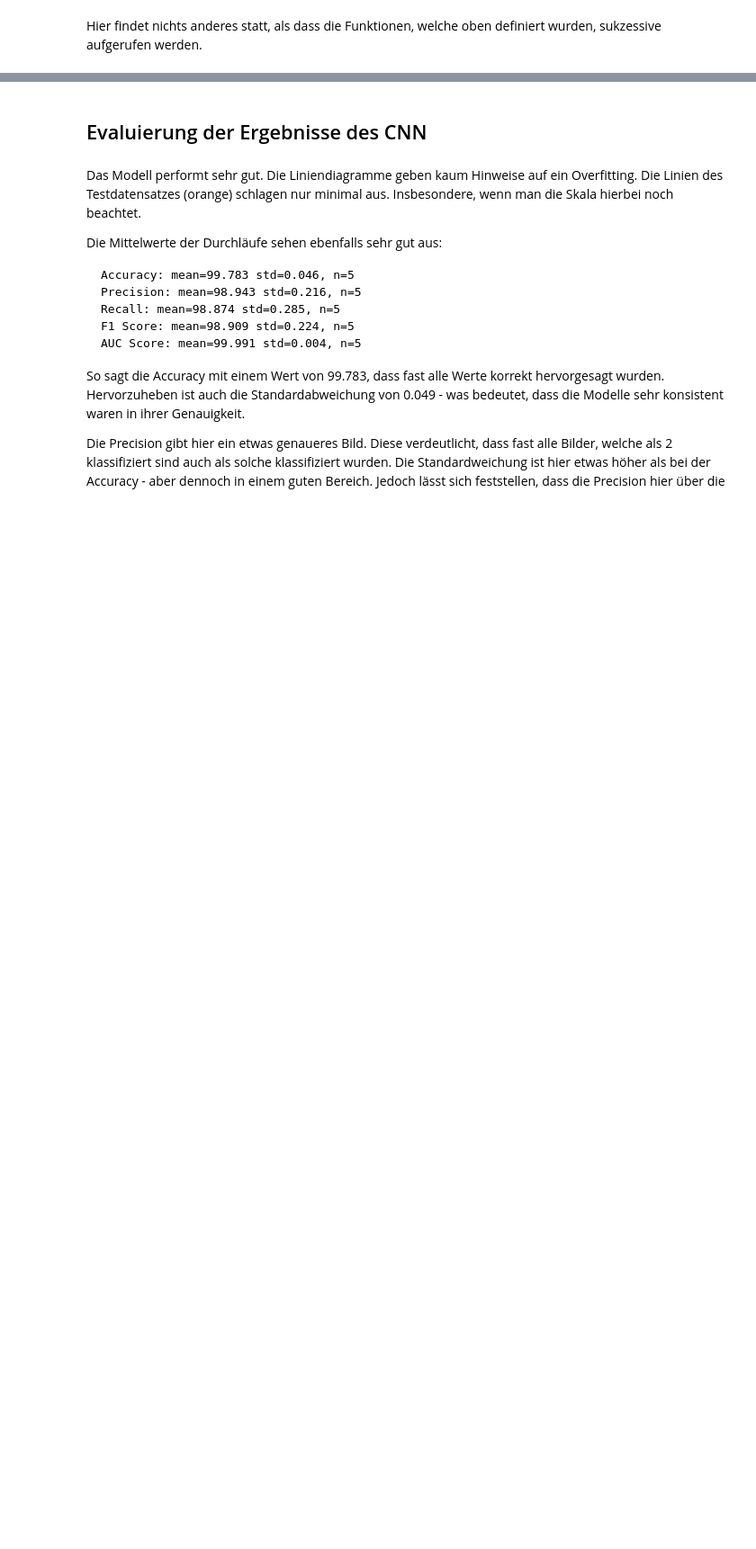
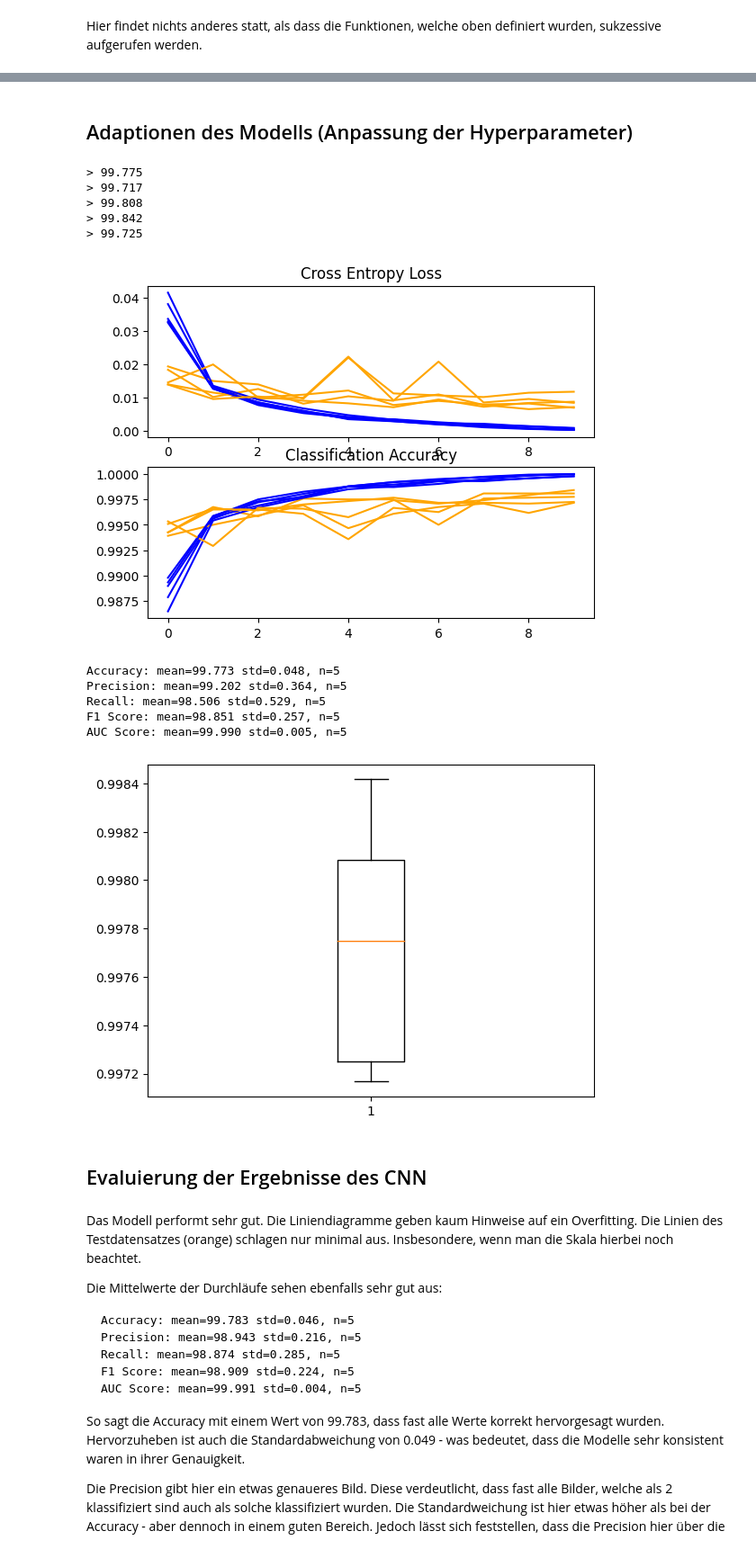
Before and after one commit to chaosagent86/machine_learning, a Jupyter notebook: Abschlussprojekt.ipynb, the cells around one changed output, grey strips where cells are left out. Shown at 90% size. Saved outputs shown, nothing was run; the diff lists cells and outputs as text; code cells hidden in the pictures; blank space fills up the shorter version.

```diff
--- a/Abschlussprojekt.ipynb
+++ b/Abschlussprojekt.ipynb
@@ -565,15 +565,10 @@ An dieser Stelle laden wir den Trainings- und Testdatensatz.
 def load_dataset():
     # load dataset
     (trainX, trainY), (testX, testY) = mnist.load_data()
-    # filter out only the '2' class
-    train_filter = (trainY == 2) | (trainY != 2)
-    test_filter = (testY == 2) | (testY != 2)
-    trainX, trainY = trainX[train_filter], trainY[train_filter]
-    testX, testY = testX[test_filter], testY[test_filter]
     # reshape dataset to have a single channel
     trainX = trainX.reshape((trainX.shape[0], 28, 28, 1))
     testX = testX.reshape((testX.shape[0], 28, 28, 1))
-    # convert class vectors to binary class matrices
+    # convert class vectors to binary class matrices and set the binary classifier so that the group digit (2) is classified as 1 and all other digits as 0
     trainY = np.where(trainY == 2, 1, 0)
     testY = np.where(testY == 2, 1, 0)
     trainY = to_categorical(trainY, 2)
@@ -626,8 +621,8 @@ Wir initialisieren anschließend den "Optimizer" opt = SGD(learning_rate=0.01, m
 
 Anschließend erfolgt eine Kompilierung des Modells.
 # %%
-# define cnn model
-def define_model():
+# define cnn model (lr = learning rate)
+def define_model(lr=0.01):
     model = Sequential()
     model.add(Conv2D(32, (3, 3), activation='relu', kernel_initializer='he_uniform', input_shape=(28, 28, 1)))
     model.add(MaxPooling2D((2, 2)))
@@ -636,9 +631,10 @@ def define_model():
     model.add(MaxPooling2D((2, 2)))
     model.add(Flatten())
     model.add(Dense(100, activation='relu', kernel_initializer='he_uniform'))
+    # 2 nodes as output: 0 (for != 2) and 1 (for == 2)
     model.add(Dense(2, activation='softmax'))
     # compile model
-    opt = SGD(learning_rate=0.01, momentum=0.9)
+    opt = SGD(learning_rate=lr, momentum=0.9)
     model.compile(optimizer=opt, loss='categorical_crossentropy', metrics=['accuracy'])
     return model
 # %% [markdown]
@@ -650,8 +646,8 @@ Der Trainingsdatensatz sowie auch die Samples werden vor jeder Aufteilung gemisc
 
 Hierbei werden die Daten in einer Variable 'history' gespeichert, welche nachfolgend beim Plotten verwendet wird für die Liniendiagramme.
 # %%
-# evaluate a model using k-fold cross-validation
-def evaluate_model(dataX, dataY, n_folds=5):
+# evaluate a model using k-fold cross-validation + provide hyperparameters when calling the function
+def evaluate_model(dataX, dataY, n_folds=5, nr_epochs = 10, batch_size=32, lr=0.01):
     scores, histories = list(), list()
     precisions, recalls, f1s, aucs = list(), list(), list(), list()
     # prepare cross validation
@@ -659,11 +655,11 @@ def evaluate_model(dataX, dataY, n_folds=5):
     # enumerate splits
     for train_ix, test_ix in kfold.split(dataX):
         # define model
-        model = define_model()
+        model = define_model(lr)
         # select rows for train and test
         trainX, trainY, testX, testY = dataX[train_ix], dataY[train_ix], dataX[test_ix], dataY[test_ix]
         # fit model
-        history = model.fit(trainX, trainY, epochs=10, batch_size=32, validation_data=(testX, testY), verbose=0)
+        history = model.fit(trainX, trainY, epochs=nr_epochs, batch_size=batch_size, validation_data=(testX, testY), verbose=0)
         # evaluate model
         _, acc = model.evaluate(testX, testY, verbose=0)
         print('> %.3f' % (acc * 100.0))
@@ -725,19 +721,23 @@ def summarize_performance(scores, precisions, recalls, f1s, aucs):
 Hier findet nichts anderes statt, als dass die Funktionen, welche oben definiert wurden, sukzessive aufgerufen werden.
 # %%
 # run the test harness for evaluating a model
-def run_test_harness():
+def run_test_harness(n_folds,nr_epochs, batch_size, lr):
     # load dataset
     trainX, trainY, testX, testY = load_dataset()
     # prepare pixel data
     trainX, testX = prep_pixels(trainX, testX)
     # evaluate model
-    scores, histories, precisions, recalls, f1s, aucs = evaluate_model(trainX, trainY)
+    scores, histories, precisions, recalls, f1s, aucs = evaluate_model(trainX, trainY, n_folds, nr_epochs, batch_size, lr)
     # learning curves
     summarize_diagnostics(histories)
     # summarize estimated performance
     summarize_performance(scores, precisions, recalls, f1s, aucs)
 
-# entry point, run the test harness
-run_test_harness()
+# entry point, run the test harness with defined hyperparameters
+lr = 0.01
+batch_size = 32
+n_folds = 5
+nr_epochs = 10
+run_test_harness(n_folds, nr_epochs, batch_size, lr)
 # %% [output]
 Downloading data from https://storage.googleapis.com/tensorflow/tf-keras-datasets/mnist.npz
@@ -756,0 +747,22 @@ AUC Score: mean=99.983 std=0.013, n=5
+# %% [markdown]
+## Adaptionen des Modells (Anpassung der Hyperparameter)
+# %%
+# adapt learning rate an keep other hyperparameters constant
+lr = 0.8
+batch_size = 32
+n_folds = 5
+nr_epochs = 10
+run_test_harness(n_folds, nr_epochs, batch_size, lr)
+# %% [output]
+> 99.775
+> 99.717
+> 99.808
+> 99.842
+> 99.725
+[figure, added]
+Accuracy: mean=99.773 std=0.048, n=5
+Precision: mean=99.202 std=0.364, n=5
+Recall: mean=98.506 std=0.529, n=5
+F1 Score: mean=98.851 std=0.257, n=5
+AUC Score: mean=99.990 std=0.005, n=5
+[figure, added]
```
Also changed, not shown: parts of 5 cells of this notebook.
